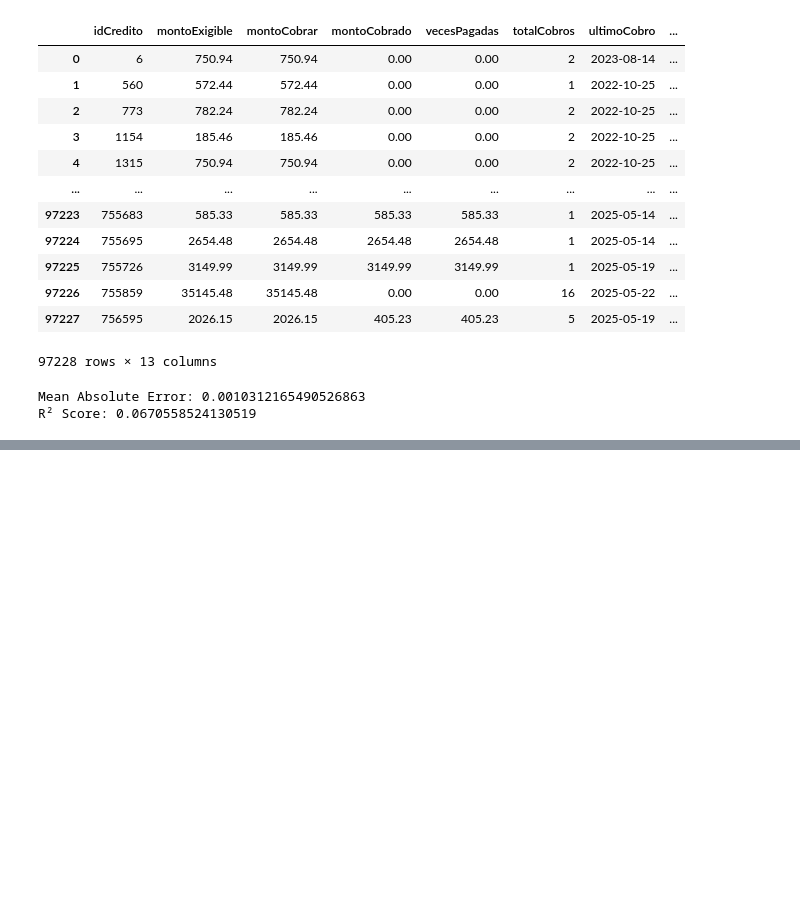
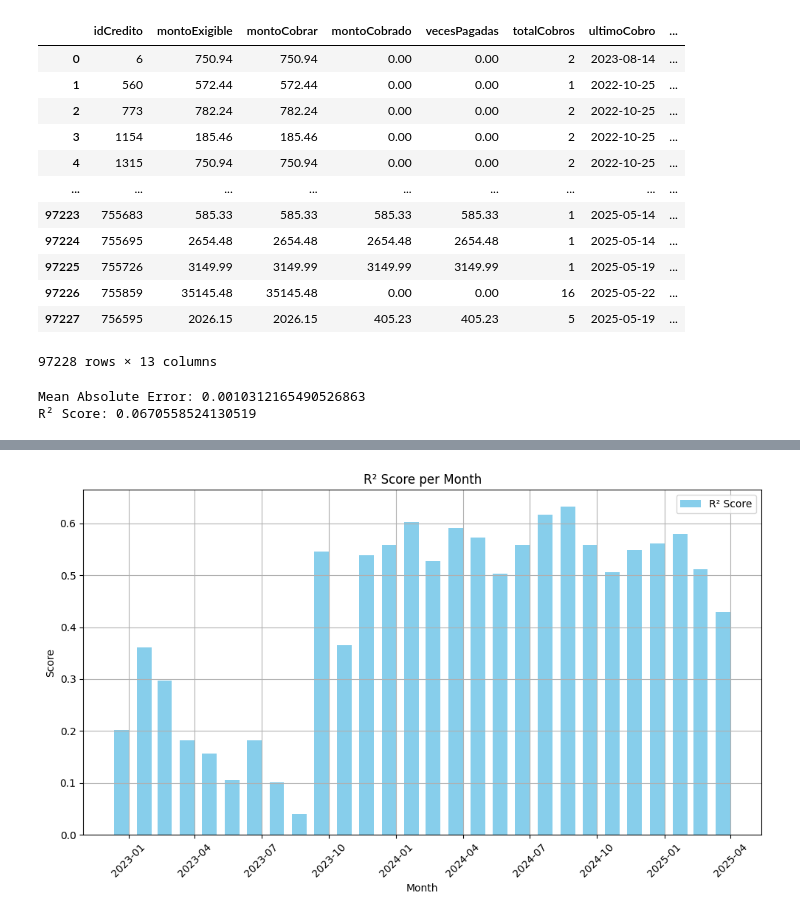
Before and after one commit to Azahramirez/databallers, a Jupyter notebook: notebooks/generaciongrafica.ipynb, the cells around one changed output, grey strips where cells are left out. Drawn from its saved outputs; the diff is of its cells as text; code cells hidden in the pictures; blank space fills up the shorter version.

```diff
--- a/notebooks/generaciongrafica.ipynb
+++ b/notebooks/generaciongrafica.ipynb
@@ -254,0 +320,27 @@ KeyError: 'montoCobrado2025'
+# %%
+import matplotlib.pyplot as plt
+import pandas as pd
+
+
+
+# Create date column
+results_df['date'] = pd.to_datetime(results_df[['year', 'month']].assign(day=1))
+
+# Bar plot
+fig, ax = plt.subplots(figsize=(10, 6))
+
+x = results_df['date']
+width = pd.Timedelta(days=10)
+
+ax.bar(x - width, results_df['r2'], width=20, label='R² Score', color='skyblue')
+
+ax.set_title('R² Score per Month')
+ax.set_xlabel('Month')
+ax.set_ylabel('Score')
+ax.legend()
+ax.grid(True)
+plt.xticks(rotation=45)
+plt.tight_layout()
+plt.show()
+# %% [output]
+[figure, added]
```
Also changed, not shown: parts of 3 cells of this notebook.
